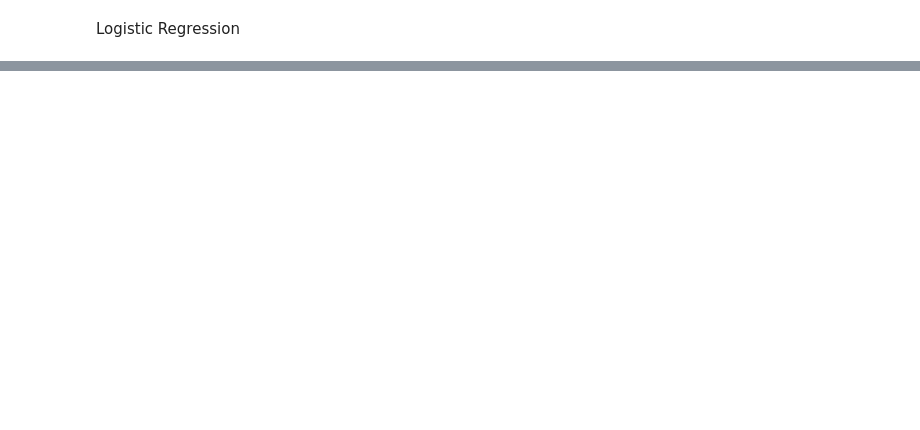
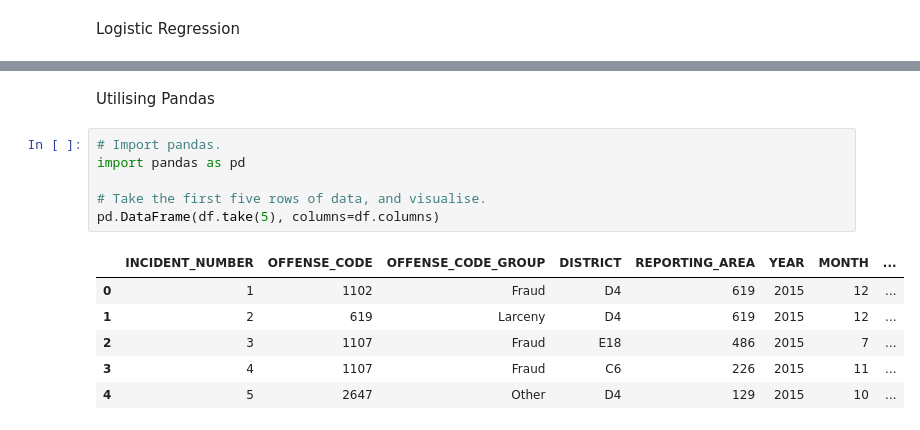
Before and after one commit to hzho517/testlab2, a Jupyter notebook: Test.ipynb, the cells around one changed output, grey strips where cells are left out. Drawn from its saved outputs; the diff is of its cells as text; blank space fills up the shorter version.

```diff
--- a/Test.ipynb
+++ b/Test.ipynb
@@ -481,3 +489,18 @@ root
  |-- SHOOTING: string (nullable = true)
 
 ['INCIDENT_NUMBER', 'OFFENSE_CODE', 'OFFENSE_CODE_GROUP', 'DISTRICT', 'REPORTING_AREA', 'YEAR', 'MONTH', 'DAY_OF_WEEK', 'HOUR', 'UCR_PART', 'STREET', 'SHOOTING']
+# %% [markdown]
+Utilising Pandas
+# %%
+# Import pandas.
+import pandas as pd
+
+# Take the first five rows of data, and visualise.
+pd.DataFrame(df.take(5), columns=df.columns)
+# %% [output]
+|  | INCIDENT_NUMBER | OFFENSE_CODE | OFFENSE_CODE_GROUP | DISTRICT | REPORTING_AREA | YEAR | MONTH | ... |
+| 0 | 1 | 1102 | Fraud | D4 | 619 | 2015 | 12 | ... |
+| 1 | 2 | 619 | Larceny | D4 | 619 | 2015 | 12 | ... |
+| 2 | 3 | 1107 | Fraud | E18 | 486 | 2015 | 7 | ... |
+| 3 | 4 | 1107 | Fraud | C6 | 226 | 2015 | 11 | ... |
+| 4 | 5 | 2647 | Other | D4 | 129 | 2015 | 10 | ... |
```
Also changed, not shown: parts of 15 cells of this notebook, 1 other file.
